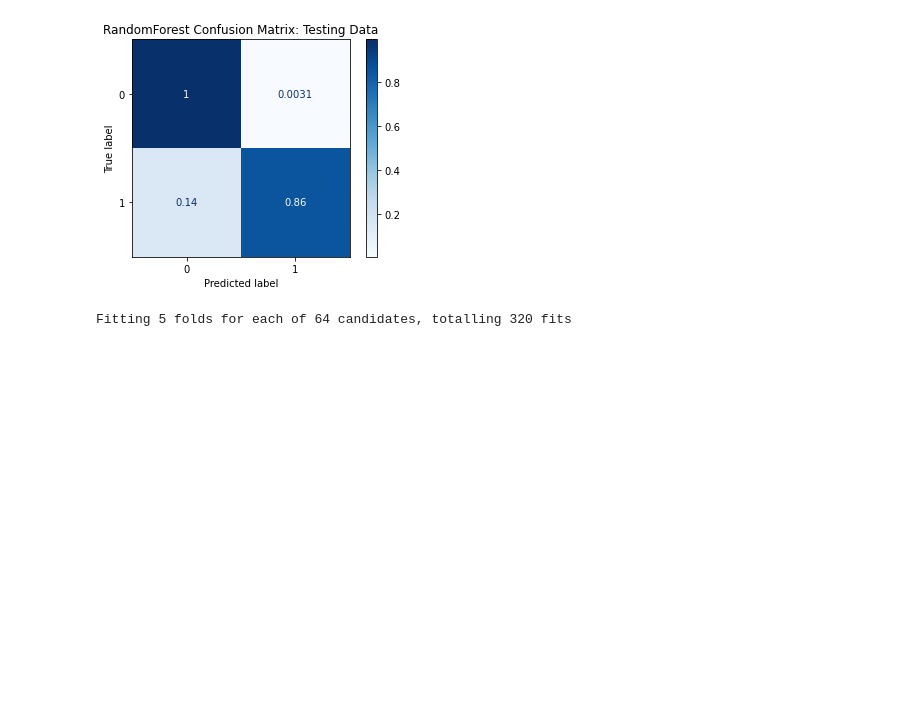
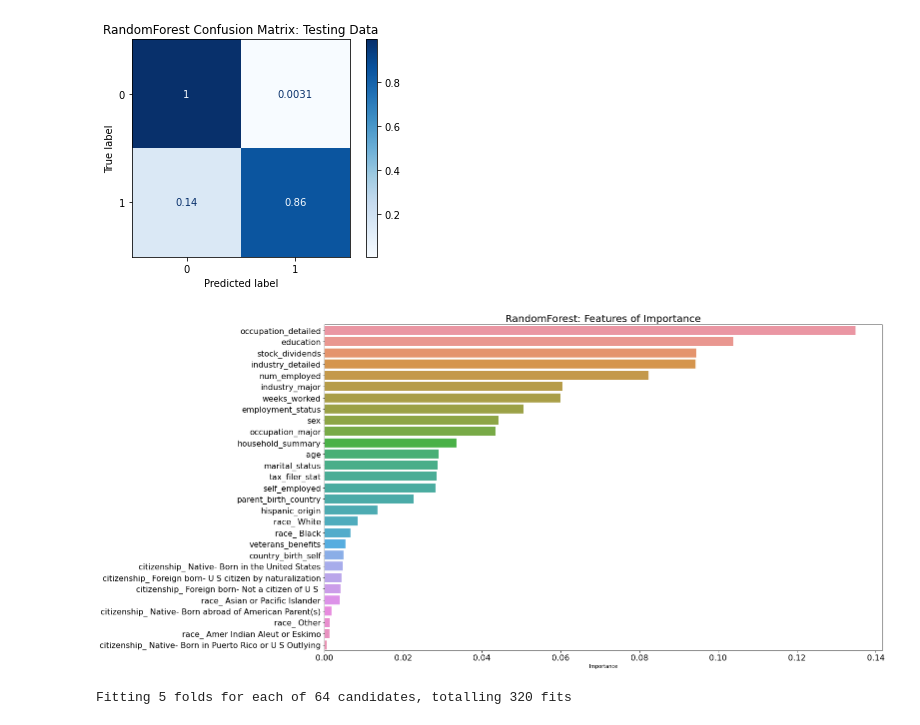
Before and after one commit to tjohn07/us_census_income, a Jupyter notebook: code/2_modeling.ipynb, the cells around one changed output. Cells and saved outputs as stored; diff of their text form; code cells hidden in the pictures; blank space fills up the shorter version.

```diff
--- a/code/2_modeling.ipynb
+++ b/code/2_modeling.ipynb
@@ -391,6 +411,19 @@ plt.title('RandomForest Confusion Matrix: Testing Data');
 # %% [output]
 <Figure size 1440x1440 with 0 Axes>
 [figure]
+# %%
+rf_feature_important = list(rf.feature_importances_)
+features = list(X.columns)
+rf_imp = pd.DataFrame(zip(features, rf_feature_important), columns=['Feature', 'Importance'],index=features).drop(columns='Feature').sort_values(by='Importance', ascending=False)
+# %%
+fig_dims = (20, 12)
+fig, ax = plt.subplots(figsize=fig_dims)
+sns.barplot(y = rf_imp.index, x=rf_imp['Importance'], ax=ax)
+plt.xticks(fontsize=16)
+plt.yticks(fontsize=16)
+plt.title('RandomForest: Features of Importance', fontsize=20);
+# %% [output]
+[figure, added]
 # %%
 #Gridsearch of randomforest model will take a significant amount of time to run. Unccoment the code below to run this gridsearch
 
```
Also changed, not shown: parts of 8 cells of this notebook.
